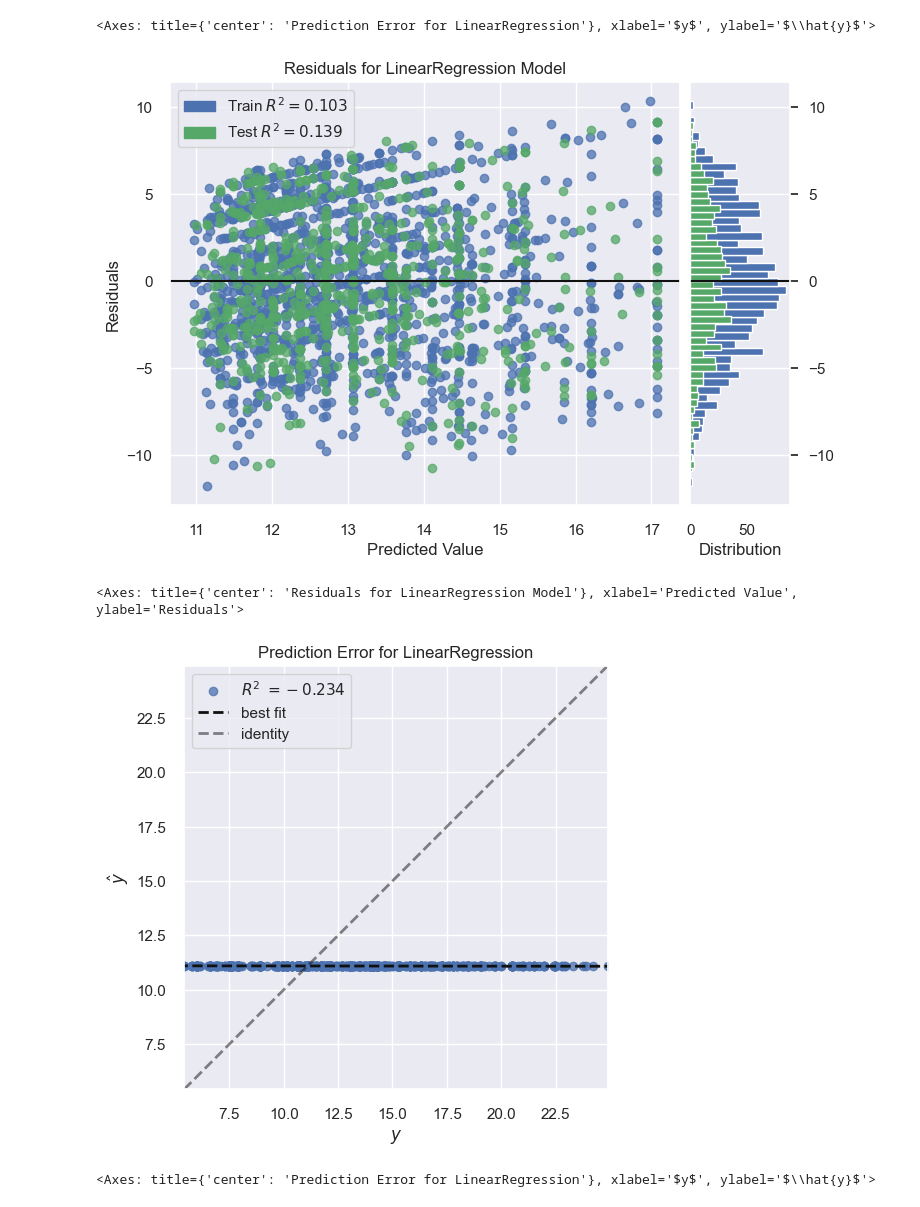
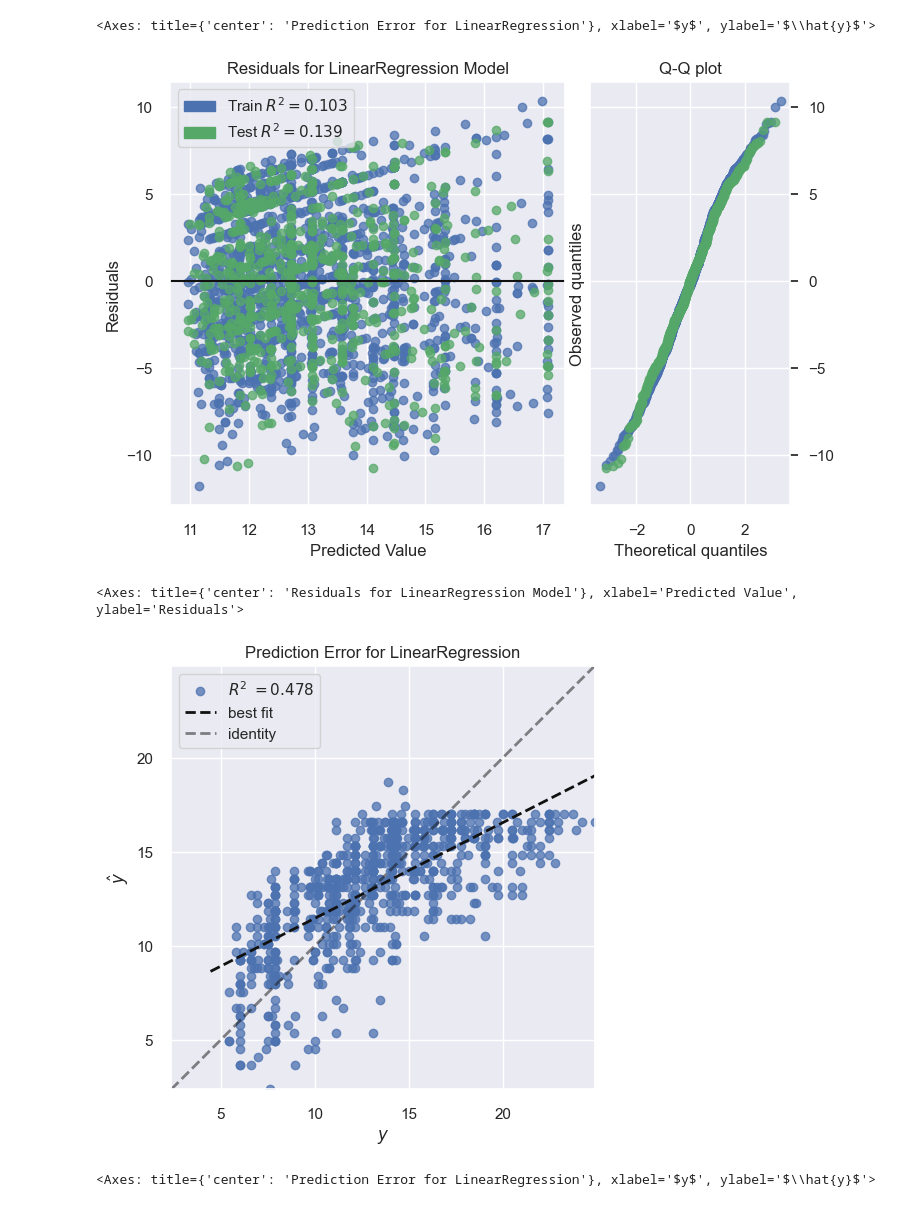
Before and after one commit to DocYoungblood/linear_regression_case_study, a Jupyter notebook: btm.ipynb, the cells around one changed output. Cells and saved outputs as stored; diff of their text form; code cells hidden in the pictures.

```diff
--- a/btm.ipynb
+++ b/btm.ipynb
@@ -102,14 +102,14 @@ y = banking['interest_rate']
 # %%
 X_train, X_test, y_train, y_test = train_test_split(X, y, test_size=0.3, random_state=10)
 # %%
-x_train1 = np.asarray(X_train['amount_funded_by_investors'])
-x_train2 = np.asarray(X_train['amount_requested'])
-x_train3 = np.asarray(X_train['fico_average'])
-x_train4 = np.asarray(X_test['loan_length'])
-x_test1 = np.asarray(X_test['amount_funded_by_investors'])
-x_test2 = np.asarray(X_test['amount_requested'])
-x_test3 = np.asarray(X_test['fico_average'])
-x_test4 = np.asarray(X_test['loan_length'])
+funded_train = np.asarray(X_train['amount_funded_by_investors'])
+requested_train = np.asarray(X_train['amount_requested'])
+fico_train = np.asarray(X_train['fico_average'])
+loan_ln_train = np.asarray(X_test['loan_length'])
+funded_test = np.asarray(X_test['amount_funded_by_investors'])
+reqested_test = np.asarray(X_test['amount_requested'])
+fico_test = np.asarray(X_test['fico_average'])
+loan_ln_test = np.asarray(X_test['loan_length'])
 # %%
 Linear_regression = make_pipeline(StandardScaler(), LinearRegression())
 lasso_cv = make_pipeline(StandardScaler(), LassoCV())
@@ -117,27 +117,27 @@ ridge_cv = make_pipeline(StandardScaler(), RidgeCV())
 # %%
 model1 = Linear_regression
 visualizer = PredictionError(model1)
-visualizer.fit(x_train1.reshape(-1, 1), y_train)
-visualizer.score(x_test1.reshape(-1, 1), y_test)
+visualizer.fit(funded_train.reshape(-1, 1), y_train)
+visualizer.score(funded_test.reshape(-1, 1), y_test)
 visualizer.poof()
 # %% [output]
 [figure]
 <Axes: title={'center': 'Prediction Error for LinearRegression'}, xlabel='$y$', ylabel='$\\hat{y}$'>
 # %%
-visualizer = ResidualsPlot(model1)
+visualizer = ResidualsPlot(model1, hist=False, qqplot=True)
 visualizer.fit(x_train1.reshape(-1, 1), y_train)
 visualizer.score(x_test1.reshape(-1, 1), y_test)
 visualizer.poof()
 # %% [output]
-[figure, old version]
+[figure, new version]
 <Axes: title={'center': 'Residuals for LinearRegression Model'}, xlabel='Predicted Value', ylabel='Residuals'>
 # %%
-model1 = Linear_regression
+model1 = LinearRegression()
 visualizer = PredictionError(model1)
 visualizer.fit(x_train3.reshape(-1, 1), y_train)
 visualizer.score(x_test3.reshape(-1, 1), y_test)
 visualizer.poof()
 # %% [output]
-[figure, old version]
+[figure, new version]
 <Axes: title={'center': 'Prediction Error for LinearRegression'}, xlabel='$y$', ylabel='$\\hat{y}$'>
 # %%
```
Also changed, not shown: parts of 7 cells of this notebook.
